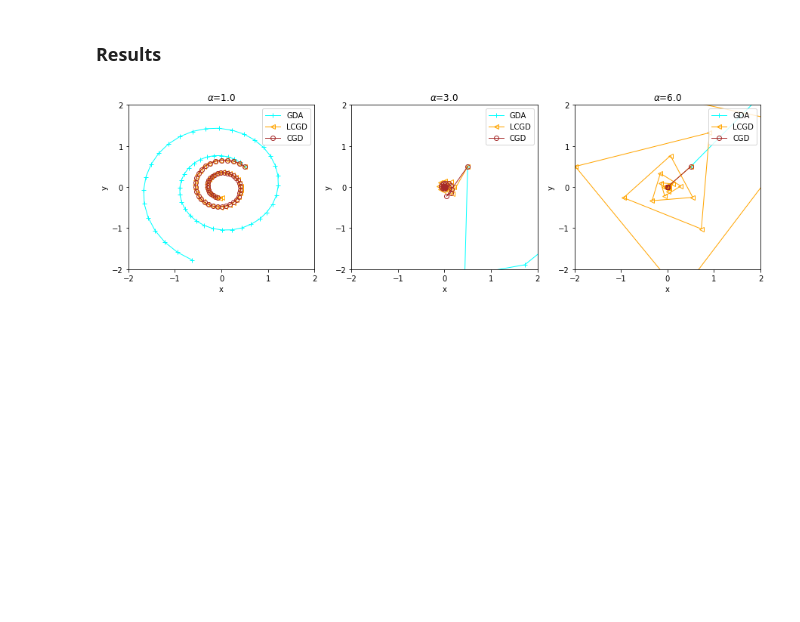
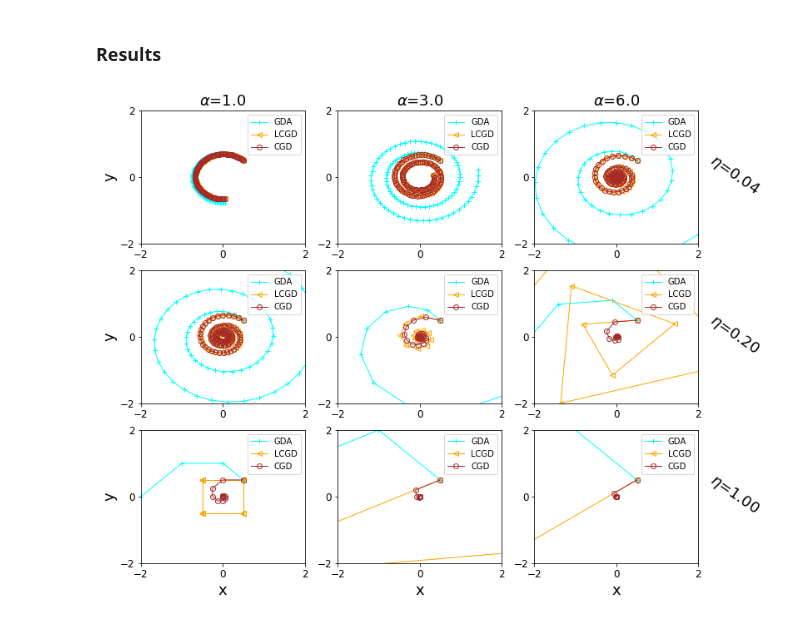
Before and after one commit to julienroyd/competitive_gradient_descent, a Jupyter notebook: notebooks/experiment1.ipynb, the cells around one changed output. Drawn from its saved outputs; the diff is of its cells as text; code cells hidden in the pictures; blank space fills up the shorter version.

Commit message:
Experiment1: Refactored all 9 runs in a single graph

```diff
--- a/notebooks/experiment1.ipynb
+++ b/notebooks/experiment1.ipynb
@@ -24,7 +28,7 @@ lr = 0.2
 # %%
 # GDA
 
-def GDA_step(x, y, out_f, out_g):
+def GDA_step(x, y, out_f, out_g, eta=None):
     df_dx = torch.autograd.grad(outputs=out_f, inputs=x, create_graph=False)[0]
     dg_dy = torch.autograd.grad(outputs=out_g, inputs=y, create_graph=False)[0]
     return df_dx, dg_dy
@@ -32,19 +36,12 @@ def GDA_step(x, y, out_f, out_g):
 
 # CGD
 
-def CGD_step(x, y, out_f, out_g, eta=lr):
+def CGD_step(x, y, out_f, out_g, eta):
     df_dx, df_dy = torch.autograd.grad(outputs=out_f, inputs=[x, y], create_graph=True)
     dg_dx, dg_dy = torch.autograd.grad(outputs=out_g, inputs=[x, y], create_graph=True)
 
     d2f_dxdy = torch.autograd.grad(outputs=df_dx, inputs=y, create_graph=False)[0]
     d2g_dydx = torch.autograd.grad(outputs=dg_dy, inputs=x, create_graph=False)[0]
-
-    # # TODO: make sure we have the right order for cross-derivatives (or that the Hessian is symmetric)
-    #
-    # d2f_dydx = torch.autograd.grad(outputs=df_dy, inputs=x, create_graph=False)[0]
-    # d2g_dxdy = torch.autograd.grad(outputs=dg_dx, inputs=y, create_graph=False)[0]
-    #
-    # assert d2f_dxdy == d2f_dydx and d2g_dydx == d2g_dxdy
 
     step_x = ((1. / (1. - (eta ** 2.) * d2f_dxdy * d2g_dydx)) * (df_dx - eta * d2f_dxdy * dg_dy))
     step_y = ((1. / (1. - (eta ** 2.) * d2g_dydx * d2f_dxdy)) * (dg_dy - eta * d2g_dydx * df_dx))
@@ -54,20 +51,13 @@ def CGD_step(x, y, out_f, out_g, eta=lr):
 
 # LCGD (LOLA)
 
-def LCGD_step(x, y, out_f, out_g, eta=lr):
+def LCGD_step(x, y, out_f, out_g, eta):
     df_dx, df_dy = torch.autograd.grad(outputs=out_f, inputs=[x, y], create_graph=True)
     dg_dx, dg_dy = torch.autograd.grad(outputs=out_g, inputs=[x, y], create_graph=True)
 
     d2f_dxdy = torch.autograd.grad(outputs=df_dx, inputs=y, create_graph=False)[0]
     d2g_dydx = torch.autograd.grad(outputs=dg_dy, inputs=x, create_graph=False)[0]
 
-    # # TODO: make sure we have the right order for cross-derivatives (or that the Hessian is symmetric)
-    #
-    # d2f_dydx = torch.autograd.grad(outputs=df_dy, inputs=x, create_graph=False)[0]
-    # d2g_dxdy = torch.autograd.grad(outputs=dg_dx, inputs=y, create_graph=False)[0]
-    #
-    # assert d2f_dxdy == d2f_dydx and d2g_dydx == d2g_dxdy
-
     step_x = (df_dx - eta * d2f_dxdy * dg_dy)
     step_y = (dg_dy - eta * d2g_dydx * df_dx)
 
@@ -77,43 +67,50 @@ def LCGD_step(x, y, out_f, out_g, eta=lr):
 # %%
 # Execution loops
 
 alg_names = ['GDA', 'LCGD', 'CGD']
 alg_updates = [GDA_step, LCGD_step, CGD_step]
 colors = ['cyan', 'orange', 'brown']
 markers = ['+', '<', 'o']
 
-recorder = {alg_name: {f'alpha={alpha}': [[x_init, y_init]] for alpha in alphas} for alg_name in alg_names}
+recorder = {alg_name: {f'alpha={alpha:.1f}, lr={lr:.2f}': [[x_init, y_init]] for alpha, lr in experiments} for alg_name in alg_names}
 for alg_name, alg_update in zip(alg_names, alg_updates):
+    for (alpha, lr) in experiments:
 
-    x = torch.tensor([x_init], requires_grad=True)
-    y = torch.tensor([y_init], requires_grad=True)
+        x = torch.tensor([x_init], requires_grad=True)
+        y = torch.tensor([y_init], requires_grad=True)
 
-    for alpha in alphas:
         for i in range(n_updates):
-            step_x, step_y = alg_update(x=x, y=y, out_f=f(x, y, alpha), out_g=g(x, y, alpha))
+            step_x, step_y = alg_update(x=x, y=y, out_f=f(x, y, alpha), out_g=g(x, y, alpha), eta=lr)
             x = x - lr * step_x
             y = y - lr * step_y
 
-            recorder[alg_name][f'alpha={alpha}'].append([x, y])
+            recorder[alg_name][f'alpha={alpha:.1f}, lr={lr:.2f}'].append([x, y])
 
 # Plotting
 
-fig, axes = plt.subplots(1, 3, figsize=(15, 4))
-for ax, alpha in zip(axes, alphas):
+fig, axes = plt.subplots(3, 3, figsize=(12, 10))
+for (j,i), (alpha, lr) in zip(itertools.product(range(3), range(3)), experiments):
 
     for alg_name, color, marker in zip(alg_names, colors, markers):
-        x_s, y_s = np.array(recorder[alg_name][f'alpha={alpha}']).T
-        ax.plot(x_s, y_s, marker=marker, color=color, fillstyle='none', linewidth=1, label=alg_name)
+        x_s, y_s = np.array(recorder[alg_name][f'alpha={alpha:.1f}, lr={lr:.2f}']).T
+        axes[i,j].plot(x_s, y_s, marker=marker, color=color, fillstyle='none', linewidth=1, label=alg_name)
 
-    ax.set_title(rf'$\alpha$={alpha}')
-    ax.set_xlabel('x')
-    ax.set_ylabel('y')
-    ax.set_xlim(-2, 2)
-    ax.set_ylim(-2, 2)
-    ax.locator_params('x', nbins=5)
-    ax.locator_params('y', nbins=5)
-    ax.legend(loc='upper right')
+    if i == 0:
+        axes[i, j].set_title(rf'$\alpha$={alpha:.1f}', fontsize=18)
+    if j == 2:
+        axes[i, j].text(s=rf'$\eta$={lr:.2f}', rotation=-35, x=2.2, y=-0.5, fontsize=18)
+    if i == 2:
+        axes[i, j].set_xlabel('x', fontsize=18)
+    if j == 0:
+        axes[i, j].set_ylabel('y', fontsize=18)
+    axes[i, j].set_xlim(-2, 2)
+    axes[i, j].set_ylim(-2, 2)
+    axes[i, j].tick_params(axis='both', which='major', labelsize=12)
+    axes[i, j].locator_params('x', nbins=3)
+    axes[i, j].locator_params('y', nbins=3)
+    axes[i, j].legend(loc='upper right')
 
 plt.show()
+fig.savefig(f'experiment1.png')
 # %% [output]
-[figure, old version]
+[figure, new version]
```
Also changed, not shown: parts of 2 cells of this notebook, 1 other file.
